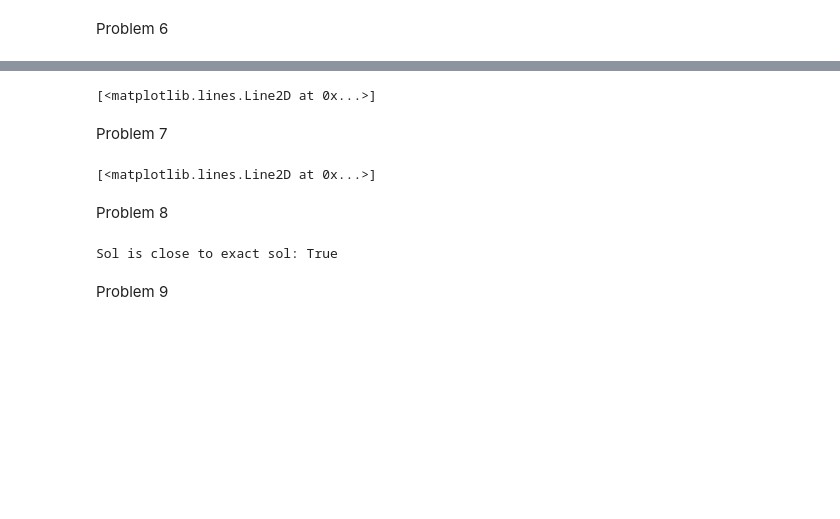
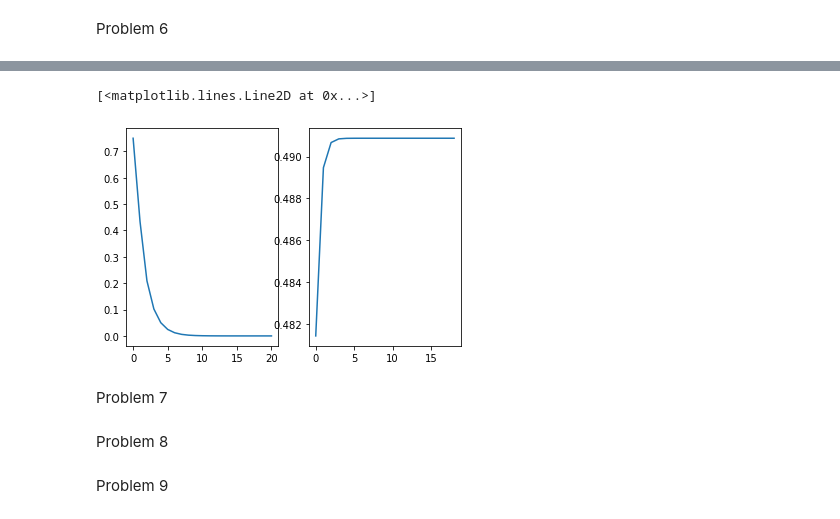
Before and after one commit to kslam07/projectD-WI4201, a Jupyter notebook: assignment-D.ipynb, the cells around one changed output, grey strips where cells are left out. Drawn from its saved outputs; the diff is of its cells as text; code cells hidden in the pictures; blank space fills up the shorter version.

```diff
--- a/assignment-D.ipynb
+++ b/assignment-D.ipynb
@@ -165,33 +192,38 @@ def jacobi(N,eps,rtol=1e-6):
 
     # Discretization scheme and right-hand vector; CDS
     A = scipy.sparse.diags([-eps / h - 1, 2 * eps / h + 1, -eps / h], [-1, 0, 1], shape=(N - 1, N - 1)).toarray()
     f = np.zeros(N - 1)
     f[0] = eps / h + 1  # bring bc to rhs
     u_current=np.zeros(N-1)
     res_scaled=1
     u_new=np.zeros(N-1)
     res_lst = []
     while res_scaled>rtol:
         for i, row in enumerate(A):
             u_new[i]=(f[i]-(row@u_current-A[i,i]*u_current[i]))/A[i,i]
             #print(row,u_current)
         u_current=u_new
         res=f-A@u_new # res_k+1 = f - A*u_k
         res_scaled=np.sum(np.sqrt(res**2))/ np.sum(np.sqrt(f**2))
         res_lst.append(np.sum(np.sqrt(res**2)))
 
     return u_current, res_lst
 
+N=5
+eps=0.1
+u,A,f=system_solver(N,eps)
 u_jac, res_lst_jac =jacobi(N,eps)
 # u0,A,f=system_solver(N,eps)
 
 res_km1 = np.roll(res_lst_jac, shift=1)
 red_jac = res_lst_jac / res_km1
 
+fig, ax =plt.subplots(1,2)
 ax[0].plot(res_lst_jac / np.max(f))
 ax[1].plot(red_jac[2:], label="JAC")
 # %% [output]
 [<matplotlib.lines.Line2D at 0x...>]
+[figure, added]
 # %% [markdown]
 Problem 7
 # %%
@@ -230,8 +262,6 @@ red_gs = res_lst_gs / res_km1
 
 ax[0].plot(res_lst_gs / np.max(f))
 ax[1].plot(red_gs[1:], label="forward GS")
-# %% [output]
-[<matplotlib.lines.Line2D at 0x...>]
 # %% [markdown]
 Problem 8
 # %%
@@ -276,8 +306,6 @@ red_bgs = res_lst_bgs / res_km1
 ax[0].plot(res_lst_bgs / np.max(f))
 ax[1].plot(red_bgs[1:], label="backward GS")
 #print("Sol is close to exact sol: {}".format(np.allclose(u, u_exact[1:-1])))
-# %% [output]
-Sol is close to exact sol: True
 # %% [markdown]
 Problem 9
 # %%
```
Also changed, not shown: parts of 5 cells of this notebook, 2 other files.
